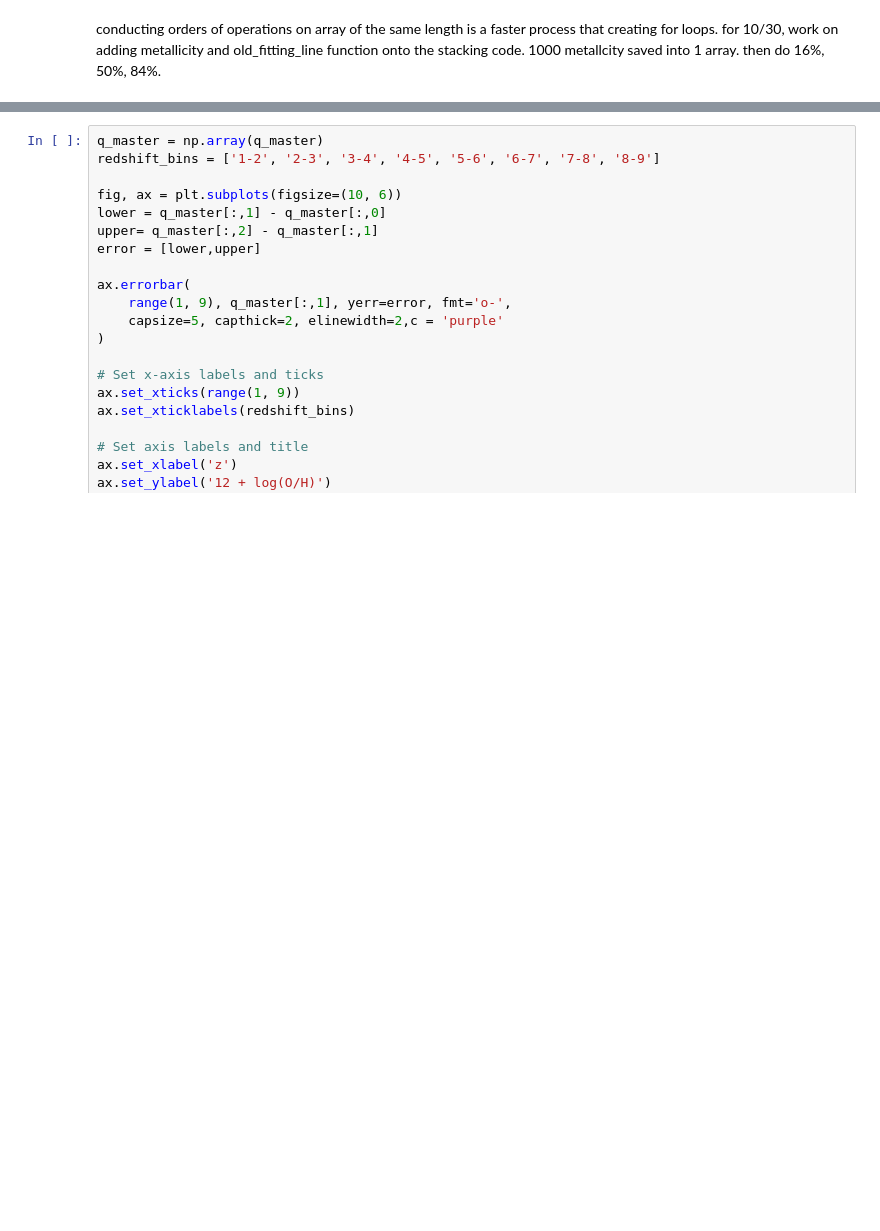
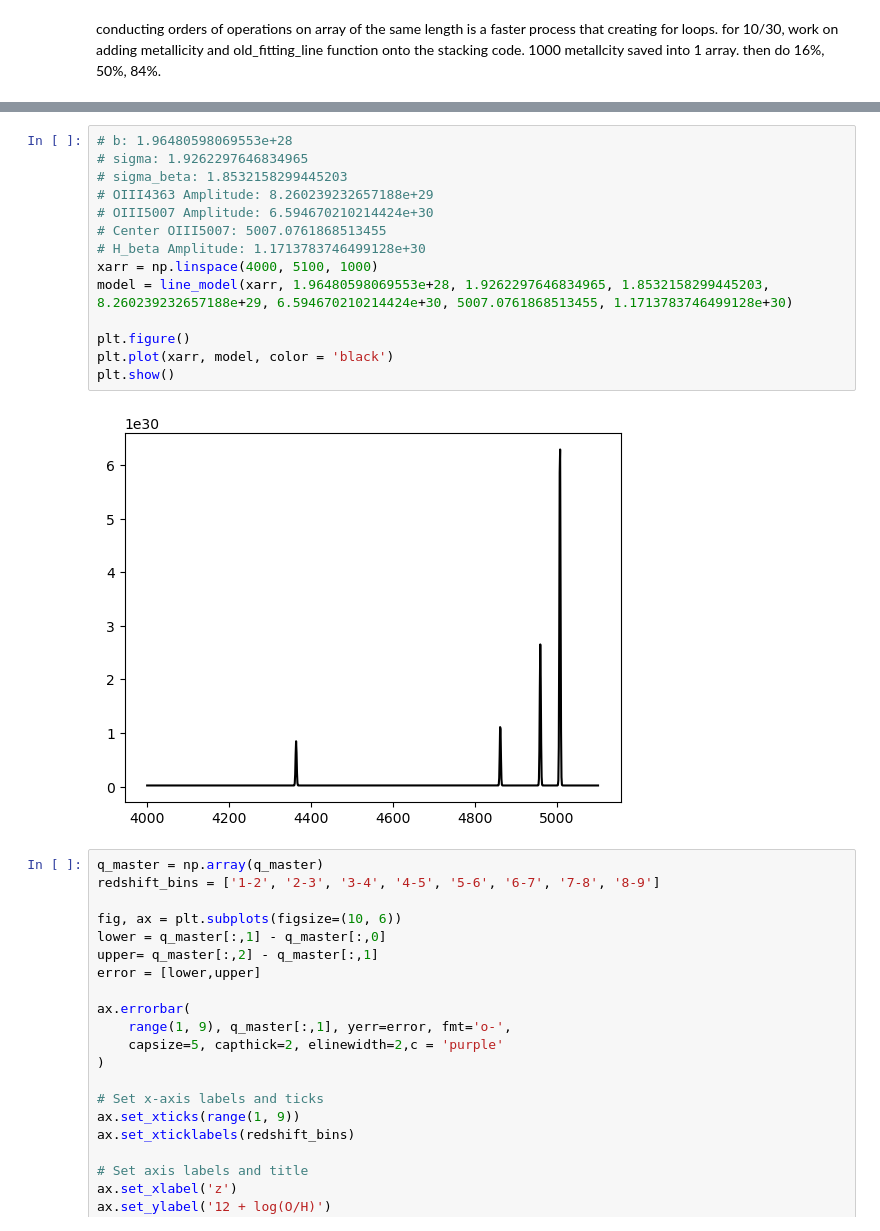
Before and after one commit to astroscar09/VIP_Debug, a Jupyter notebook: (8) Bootstrap Stacking Method-Copy1.ipynb, the cells around one changed output, grey strips where cells are left out. Saved outputs shown, nothing was run; the diff lists cells and outputs as text; blank space fills up the shorter version.

```diff
--- a/(8) Bootstrap Stacking Method-Copy1.ipynb
+++ b/(8) Bootstrap Stacking Method-Copy1.ipynb
@@ -773,3 +804,19 @@ IndexError: index 0 is out of bounds for axis 0 with size 0
+# %%
+# b: 1.96480598069553e+28
+# sigma: 1.9262297646834965
+# sigma_beta: 1.8532158299445203
+# OIII4363 Amplitude: 8.260239232657188e+29
+# OIII5007 Amplitude: 6.594670210214424e+30
+# Center OIII5007: 5007.0761868513455
+# H_beta Amplitude: 1.1713783746499128e+30
+xarr = np.linspace(4000, 5100, 1000)
+model = line_model(xarr, 1.96480598069553e+28, 1.9262297646834965, 1.8532158299445203, 8.260239232657188e+29, 6.594670210214424e+30, 5007.0761868513455, 1.1713783746499128e+30)
+
+plt.figure()
+plt.plot(xarr, model, color = 'black')
+plt.show()
+# %% [output]
+[figure, added]
 # %%
 q_master = np.array(q_master)
 redshift_bins = ['1-2', '2-3', '3-4', '4-5', '5-6', '6-7', '7-8', '8-9']
```
Also changed, not shown: parts of 6 cells of this notebook, 1 other file.
